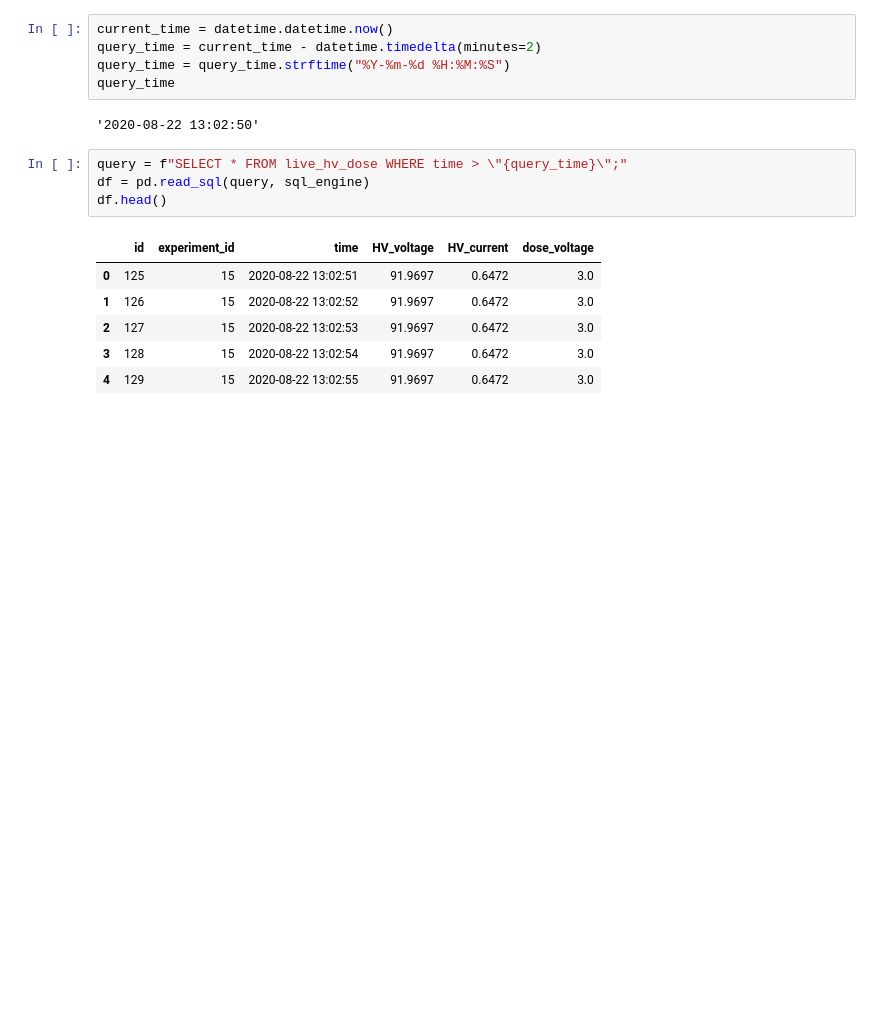
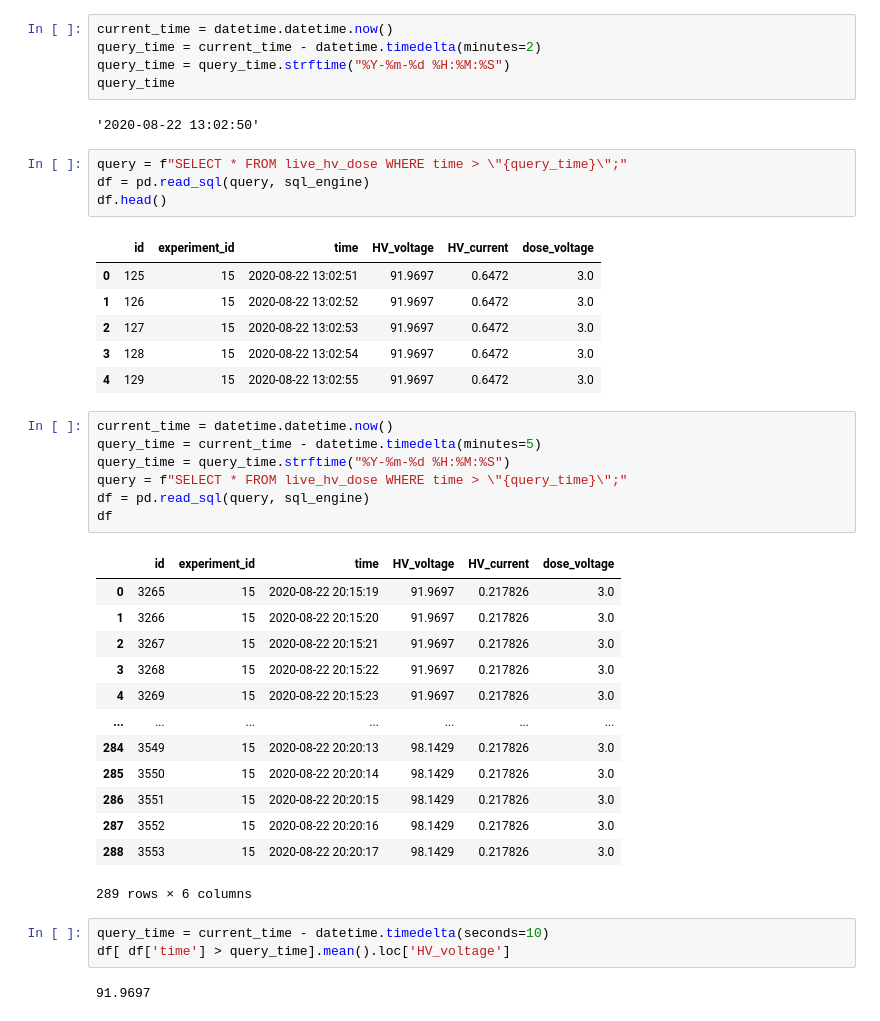
Before and after one commit to kromerh/FNL_Neutron_Generator_Control, a Jupyter notebook: 01.Database/Test.ipynb, the cells around one changed output. Drawn from its saved outputs; the diff is of its cells as text; blank space fills up the shorter version.

```diff
--- a/01.Database/Test.ipynb
+++ b/01.Database/Test.ipynb
@@ -488,3 +488,29 @@ df.head()
 | 2 | 127 | 15 | 2020-08-22 13:02:53 | 91.9697 | 0.6472 | 3.0 |
 | 3 | 128 | 15 | 2020-08-22 13:02:54 | 91.9697 | 0.6472 | 3.0 |
 | 4 | 129 | 15 | 2020-08-22 13:02:55 | 91.9697 | 0.6472 | 3.0 |
+# %%
+current_time = datetime.datetime.now()
+query_time = current_time - datetime.timedelta(minutes=5)
+query_time = query_time.strftime("%Y-%m-%d %H:%M:%S")
+query = f"SELECT * FROM live_hv_dose WHERE time > \"{query_time}\";"
+df = pd.read_sql(query, sql_engine)
+df
+# %% [output]
+|  | id | experiment_id | time | HV_voltage | HV_current | dose_voltage |
+| 0 | 3265 | 15 | 2020-08-22 20:15:19 | 91.9697 | 0.217826 | 3.0 |
+| 1 | 3266 | 15 | 2020-08-22 20:15:20 | 91.9697 | 0.217826 | 3.0 |
+| 2 | 3267 | 15 | 2020-08-22 20:15:21 | 91.9697 | 0.217826 | 3.0 |
+| 3 | 3268 | 15 | 2020-08-22 20:15:22 | 91.9697 | 0.217826 | 3.0 |
+| 4 | 3269 | 15 | 2020-08-22 20:15:23 | 91.9697 | 0.217826 | 3.0 |
+| ... | ... | ... | ... | ... | ... | ... |
+| 284 | 3549 | 15 | 2020-08-22 20:20:13 | 98.1429 | 0.217826 | 3.0 |
+| 285 | 3550 | 15 | 2020-08-22 20:20:14 | 98.1429 | 0.217826 | 3.0 |
+| 286 | 3551 | 15 | 2020-08-22 20:20:15 | 98.1429 | 0.217826 | 3.0 |
+| 287 | 3552 | 15 | 2020-08-22 20:20:16 | 98.1429 | 0.217826 | 3.0 |
+| 288 | 3553 | 15 | 2020-08-22 20:20:17 | 98.1429 | 0.217826 | 3.0 |
+289 rows × 6 columns
+# %%
+query_time = current_time - datetime.timedelta(seconds=10)
+df[ df['time'] > query_time].mean().loc['HV_voltage']
+# %% [output]
+91.9697
```
Also changed, not shown: 3 other files.
